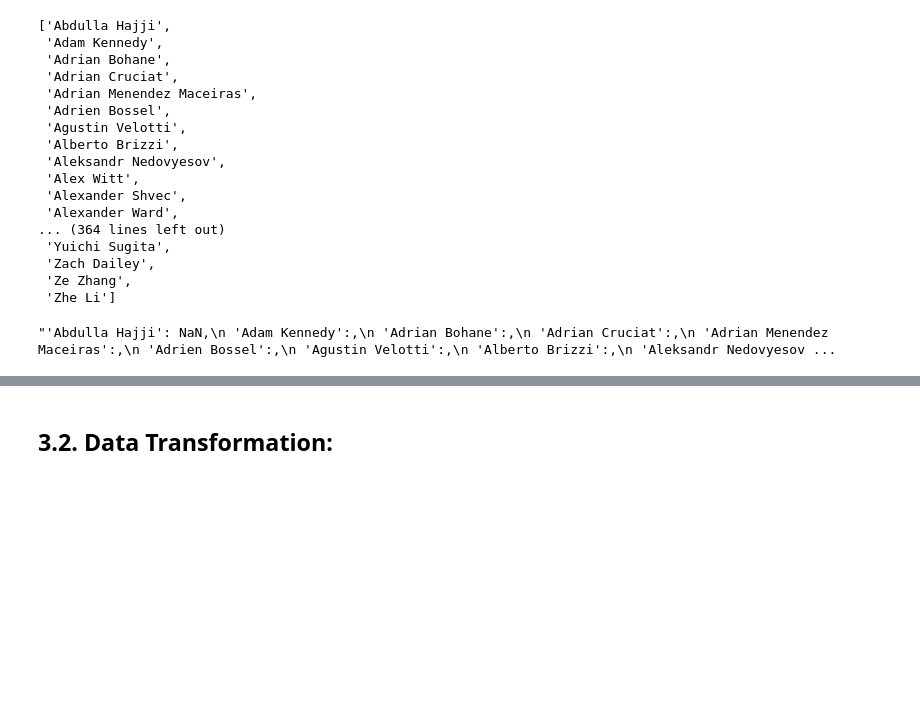
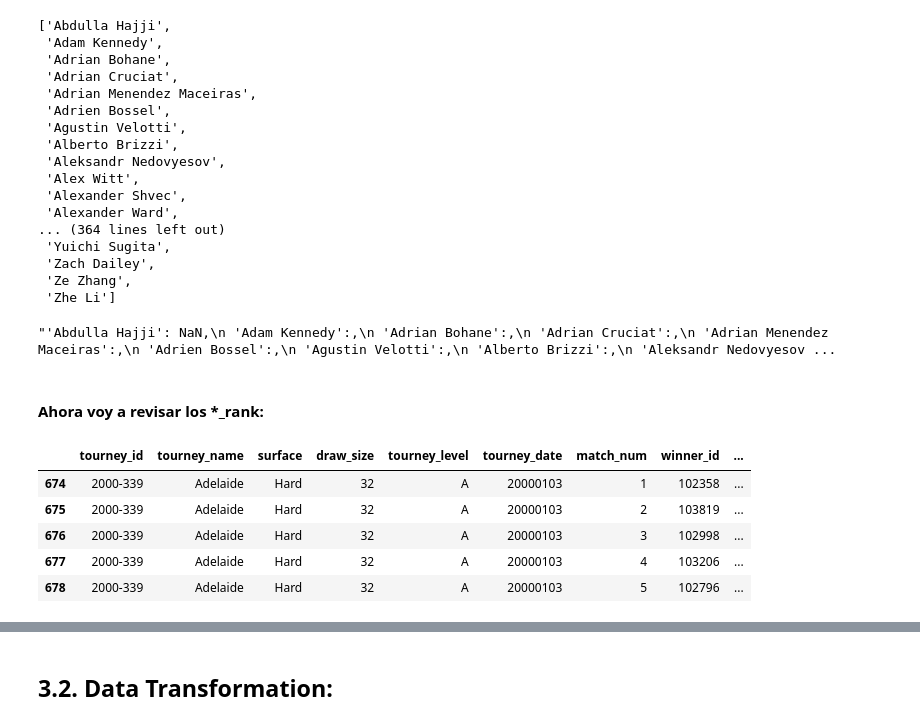
Before and after one commit to ISANJUA/TFM_ML4sportsBets, a Jupyter notebook: 3. Feature Extraction, Transformations and Cleansing.ipynb, the cells around one changed output, grey strips where cells are left out. Drawn from its saved outputs; the diff is of its cells as text; code cells hidden in the pictures; blank space fills up the shorter version.

```diff
--- a/3. Feature Extraction, Transformations and Cleansing.ipynb
+++ b/3. Feature Extraction, Transformations and Cleansing.ipynb
@@ -1652,3 +1671,14 @@ y.index.values.tolist()
  'Zhe Li:,'"""
 # %% [output]
 "'Abdulla Hajji': NaN,\n 'Adam Kennedy':,\n 'Adrian Bohane':,\n 'Adrian Cruciat':,\n 'Adrian Menendez Maceiras':,\n 'Adrien Bossel':,\n 'Agustin Velotti':,\n 'Alberto Brizzi':,\n 'Aleksandr Nedovyesov ...
+# %% [markdown]
+#### Ahora voy a revisar los *_rank:
+# %%
+framesDCWO2[framesDCWO2['winner_rank'].isnull()].head()
+# %% [output]
+|  | tourney_id | tourney_name | surface | draw_size | tourney_level | tourney_date | match_num | winner_id | ... |
+| 674 | 2000-339 | Adelaide | Hard | 32 | A | 20000103 | 1 | 102358 | ... |
+| 675 | 2000-339 | Adelaide | Hard | 32 | A | 20000103 | 2 | 103819 | ... |
+| 676 | 2000-339 | Adelaide | Hard | 32 | A | 20000103 | 3 | 102998 | ... |
+| 677 | 2000-339 | Adelaide | Hard | 32 | A | 20000103 | 4 | 103206 | ... |
+| 678 | 2000-339 | Adelaide | Hard | 32 | A | 20000103 | 5 | 102796 | ... |
```
Also changed, not shown: parts of 6 cells of this notebook.
